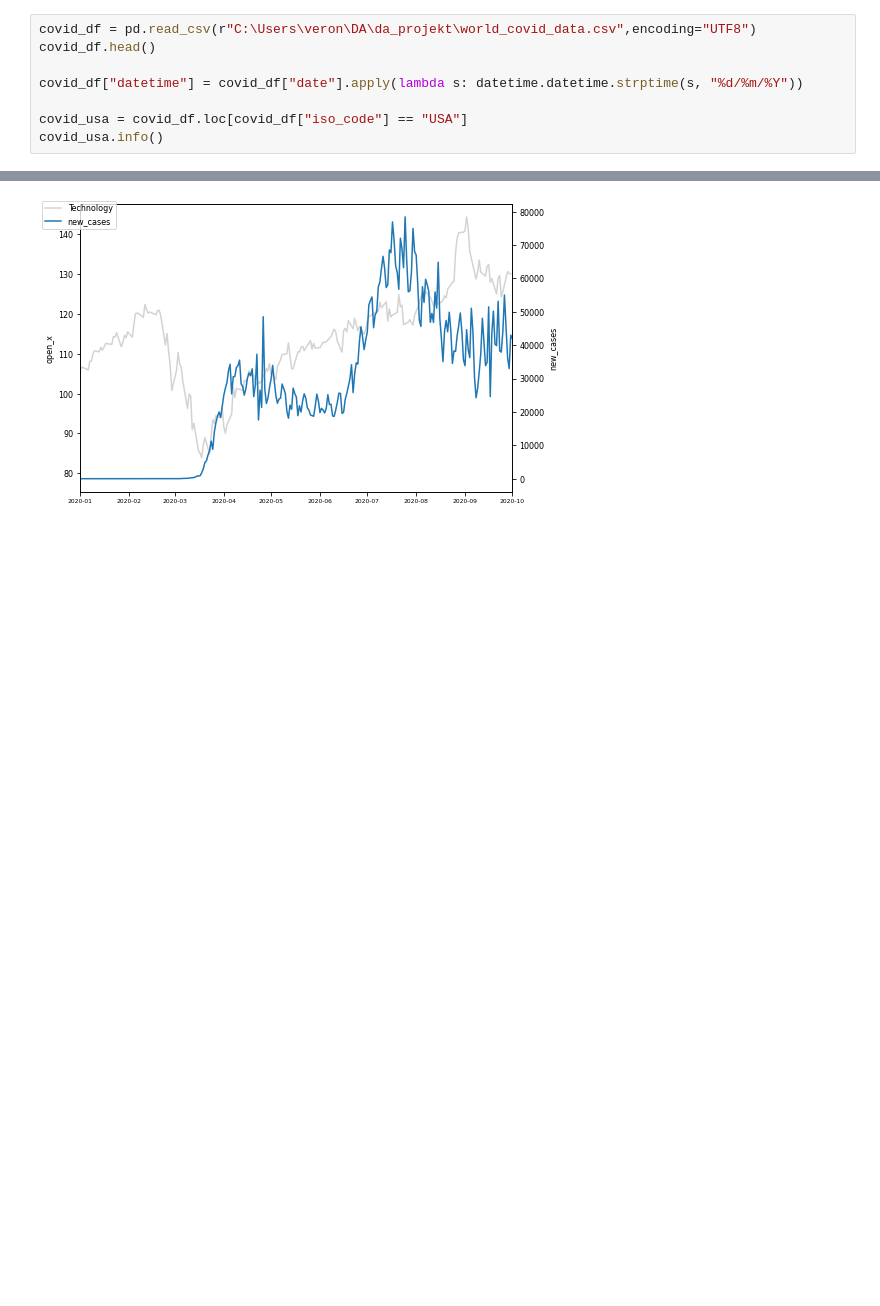
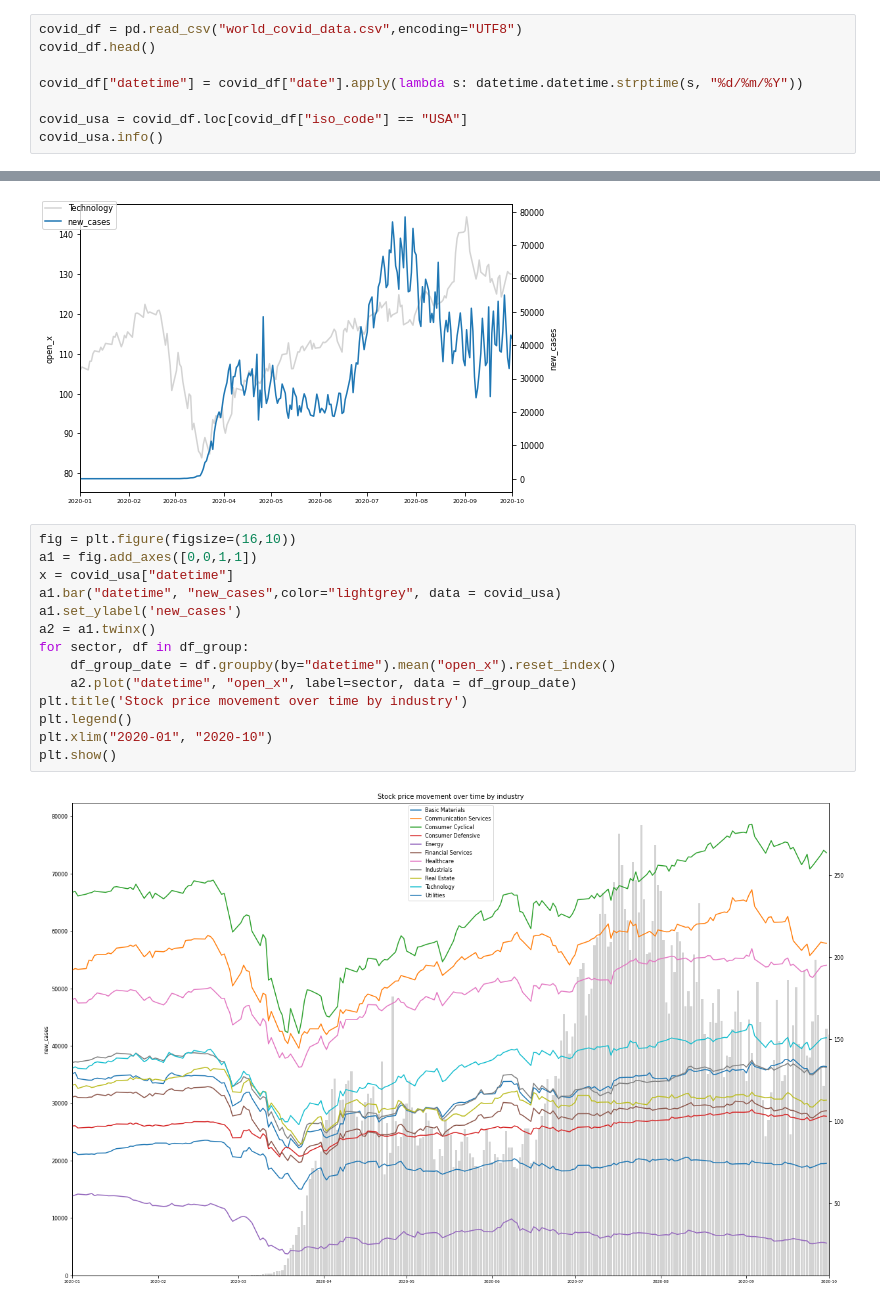
Before and after one commit to veronikahalamkova/da_projekt, a Jupyter notebook: plots.ipynb, the cells around one changed output, grey strips where cells are left out. Drawn from its saved outputs; the diff is of its cells as text; blank space fills up the shorter version.

```diff
--- a/plots.ipynb
+++ b/plots.ipynb
@@ -124,7 +223,7 @@ fig.savefig("stock_prices_industry.png")
 # %% [output]
 [figure]
 # %%
-covid_df = pd.read_csv(r"C:\Users\veron\DA\da_projekt\world_covid_data.csv",encoding="UTF8")
+covid_df = pd.read_csv("world_covid_data.csv",encoding="UTF8")
 covid_df.head()
 
 covid_df["datetime"] = covid_df["date"].apply(lambda s: datetime.datetime.strptime(s, "%d/%m/%Y"))
@@ -171,4 +272,20 @@ plt.xlim("2020-01", "2020-10")
 plt.show()
 # %% [output]
 [figure]
+# %%
+fig = plt.figure(figsize=(16,10))
+a1 = fig.add_axes([0,0,1,1])
+x = covid_usa["datetime"]
+a1.bar("datetime", "new_cases",color="lightgrey", data = covid_usa)
+a1.set_ylabel('new_cases')
+a2 = a1.twinx()
+for sector, df in df_group:
+    df_group_date = df.groupby(by="datetime").mean("open_x").reset_index()
+    a2.plot("datetime", "open_x", label=sector, data = df_group_date)
+plt.title('Stock price movement over time by industry')
+plt.legend()
+plt.xlim("2020-01", "2020-10")
+plt.show()
+# %% [output]
+[figure, added]
 # %%
```
Also changed, not shown: parts of 18 cells of this notebook, 4 other files.
